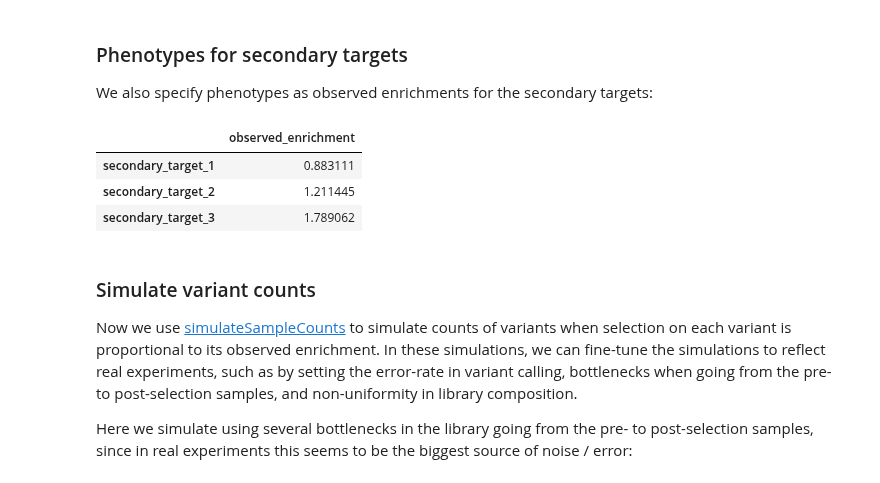
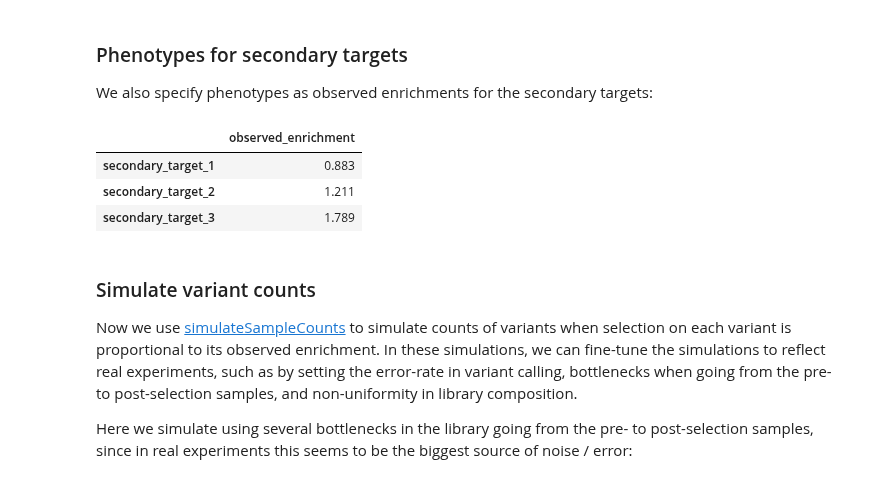
Before and after one commit to jbloomlab/dms_variants, a Jupyter notebook: notebooks/codonvariant_sim_data_multi_targets.ipynb, the cells around one changed output. Cells and saved outputs as stored; diff of their text form; code cells hidden in the pictures.

```diff
--- a/notebooks/codonvariant_sim_data_multi_targets.ipynb
+++ b/notebooks/codonvariant_sim_data_multi_targets.ipynb
@@ -436,16 +437,16 @@ for value in ['latentPhenotype', 'observedPhenotype', 'observedEnrichment']:
 ### Phenotypes for secondary targets
 We also specify phenotypes as observed enrichments for the secondary targets:
 # %%
-secondary_target_phenotypes = {secondary_target: random.uniform(0.2, 2)
+secondary_target_phenotypes = {secondary_target: round(random.uniform(0.2, 2), 3)
                                for secondary_target in secondary_targets}
 
 # display the observed enrichments for the secondary targets
 pd.Series(secondary_target_phenotypes).rename('observed_enrichment').to_frame()
 # %% [output]
 |  | observed_enrichment |
-| secondary_target_1 | 0.883111 |
-| secondary_target_2 | 1.211445 |
-| secondary_target_3 | 1.789062 |
+| secondary_target_1 | 0.883 |
+| secondary_target_2 | 1.211 |
+| secondary_target_3 | 1.789 |
 # %% [markdown]
 ### Simulate variant counts
 Now we use
```
Also changed, not shown: parts of 11 cells of this notebook.
